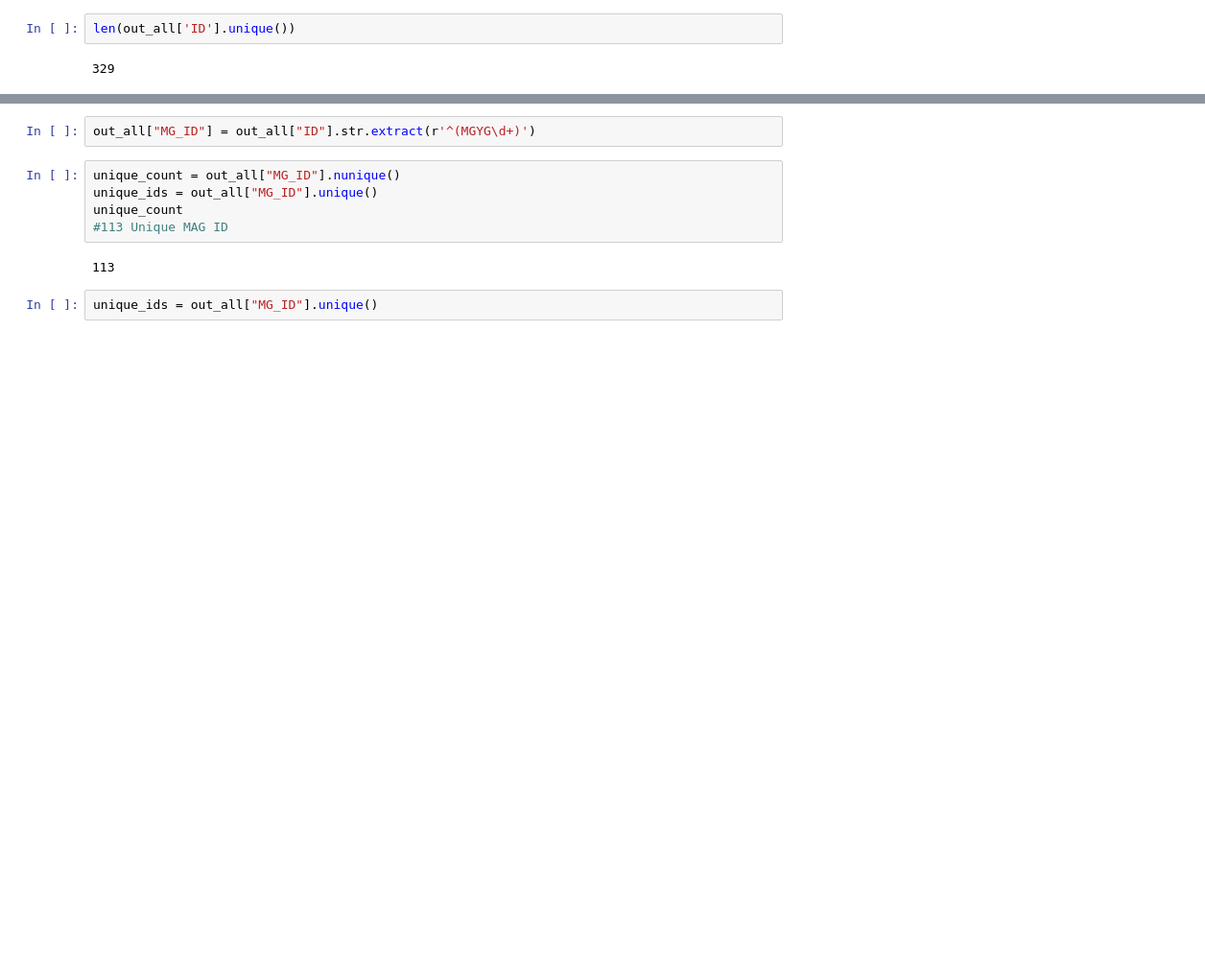
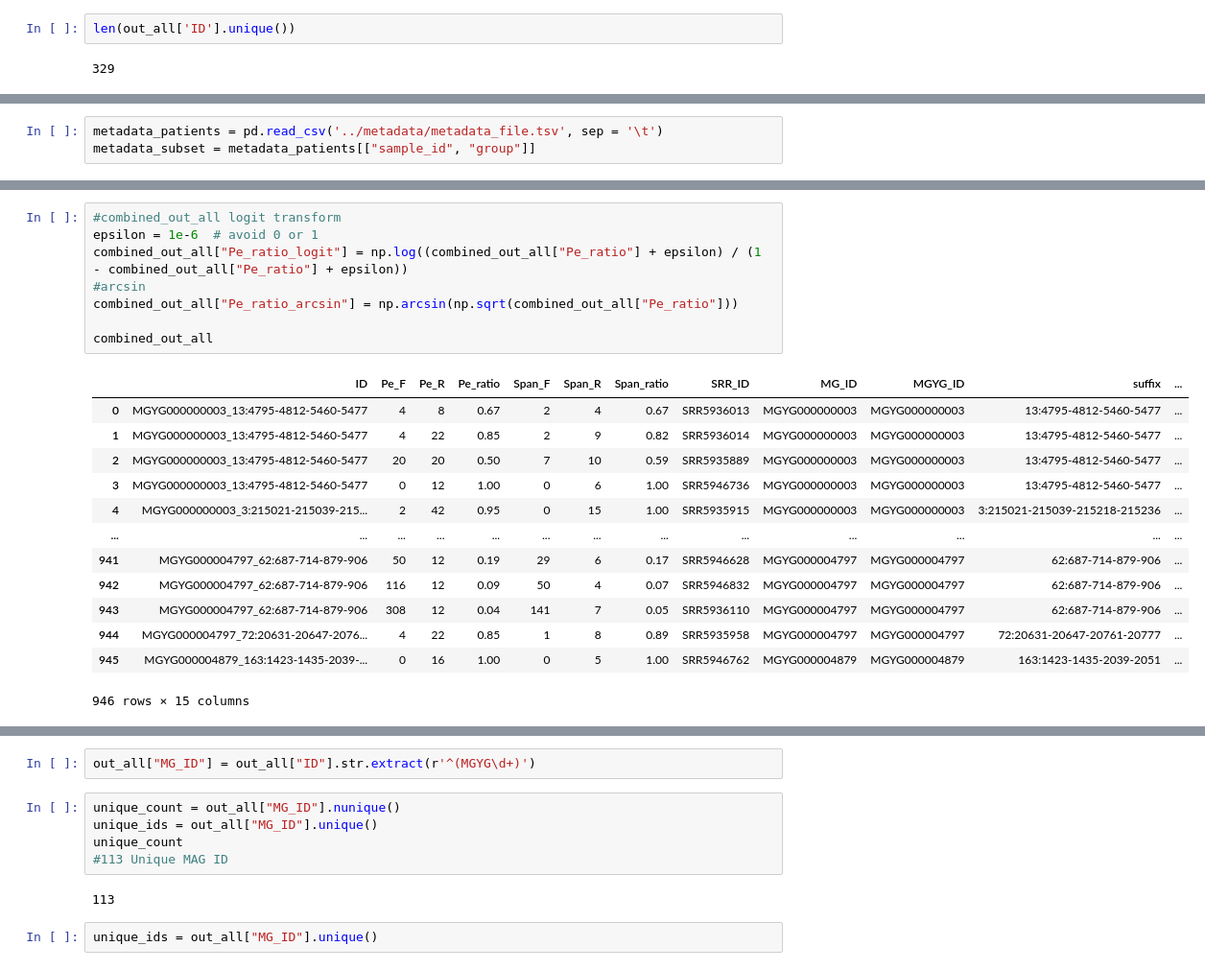
Before and after one commit to jindongmin/Inverton_analysis, a Jupyter notebook: jupyter_notebook/notebook.ipynb, the cells around one changed output, grey strips where cells are left out. Shown at 96% size. Drawn from its saved outputs; the diff is of its cells as text; blank space fills up the shorter version.

```diff
--- a/jupyter_notebook/notebook.ipynb
+++ b/jupyter_notebook/notebook.ipynb
@@ -84,0 +87,3 @@ out_all
+# %%
+metadata_patients = pd.read_csv('../metadata/metadata_file.tsv', sep = '\t')
+metadata_subset = metadata_patients[["sample_id", "group"]]
@@ -84,0 +98,22 @@ out_all
+# %%
+#combined_out_all logit transform
+epsilon = 1e-6  # avoid 0 or 1
+combined_out_all["Pe_ratio_logit"] = np.log((combined_out_all["Pe_ratio"] + epsilon) / (1 - combined_out_all["Pe_ratio"] + epsilon))
+#arcsin
+combined_out_all["Pe_ratio_arcsin"] = np.arcsin(np.sqrt(combined_out_all["Pe_ratio"]))
+
+combined_out_all
+# %% [output]
+|  | ID | Pe_F | Pe_R | Pe_ratio | Span_F | Span_R | Span_ratio | SRR_ID | MG_ID | MGYG_ID | suffix | ... |
+| 0 | MGYG000000003_13:4795-4812-5460-5477 | 4 | 8 | 0.67 | 2 | 4 | 0.67 | SRR5936013 | MGYG000000003 | MGYG000000003 | 13:4795-4812-5460-5477 | ... |
+| 1 | MGYG000000003_13:4795-4812-5460-5477 | 4 | 22 | 0.85 | 2 | 9 | 0.82 | SRR5936014 | MGYG000000003 | MGYG000000003 | 13:4795-4812-5460-5477 | ... |
+| 2 | MGYG000000003_13:4795-4812-5460-5477 | 20 | 20 | 0.50 | 7 | 10 | 0.59 | SRR5935889 | MGYG000000003 | MGYG000000003 | 13:4795-4812-5460-5477 | ... |
+| 3 | MGYG000000003_13:4795-4812-5460-5477 | 0 | 12 | 1.00 | 0 | 6 | 1.00 | SRR5946736 | MGYG000000003 | MGYG000000003 | 13:4795-4812-5460-5477 | ... |
+| 4 | MGYG000000003_3:215021-215039-215... | 2 | 42 | 0.95 | 0 | 15 | 1.00 | SRR5935915 | MGYG000000003 | MGYG000000003 | 3:215021-215039-215218-215236 | ... |
+| ... | ... | ... | ... | ... | ... | ... | ... | ... | ... | ... | ... | ... |
+| 941 | MGYG000004797_62:687-714-879-906 | 50 | 12 | 0.19 | 29 | 6 | 0.17 | SRR5946628 | MGYG000004797 | MGYG000004797 | 62:687-714-879-906 | ... |
+| 942 | MGYG000004797_62:687-714-879-906 | 116 | 12 | 0.09 | 50 | 4 | 0.07 | SRR5946832 | MGYG000004797 | MGYG000004797 | 62:687-714-879-906 | ... |
+| 943 | MGYG000004797_62:687-714-879-906 | 308 | 12 | 0.04 | 141 | 7 | 0.05 | SRR5936110 | MGYG000004797 | MGYG000004797 | 62:687-714-879-906 | ... |
+| 944 | MGYG000004797_72:20631-20647-2076... | 4 | 22 | 0.85 | 1 | 8 | 0.89 | SRR5935958 | MGYG000004797 | MGYG000004797 | 72:20631-20647-20761-20777 | ... |
+| 945 | MGYG000004879_163:1423-1435-2039-... | 0 | 16 | 1.00 | 0 | 5 | 1.00 | SRR5946762 | MGYG000004879 | MGYG000004879 | 163:1423-1435-2039-2051 | ... |
+946 rows × 15 columns
```
Also changed, not shown: parts of 23 cells of this notebook, 4 other files.
